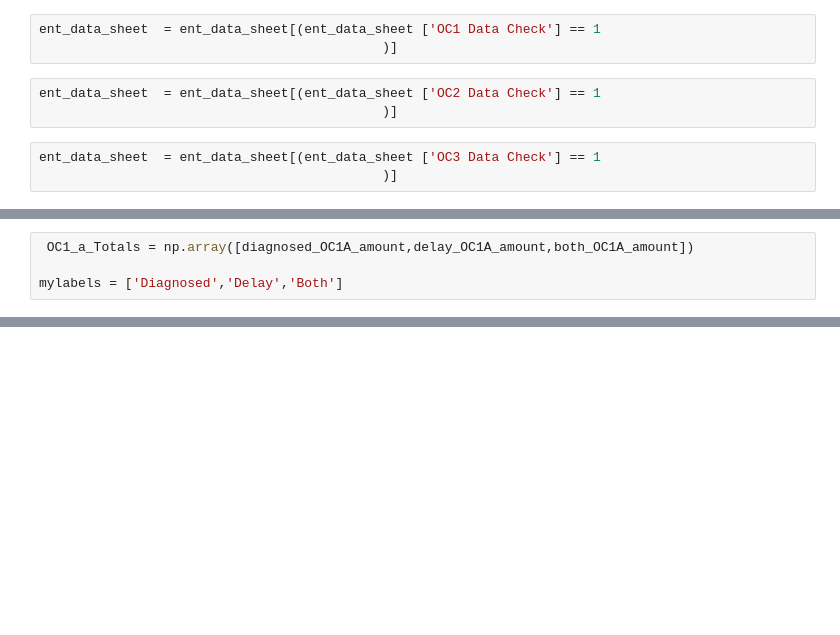
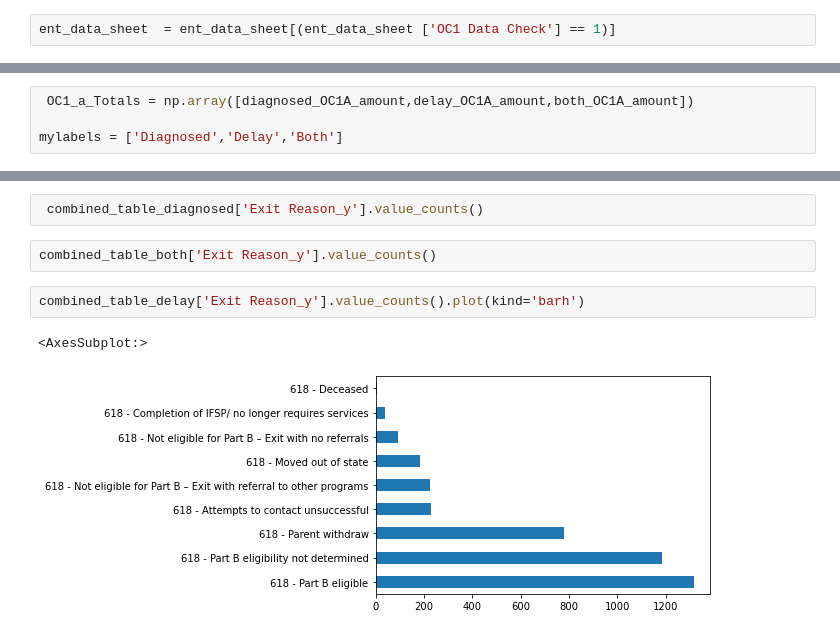
Before and after one commit to NSS-Data-Analytics-Cohort-7/didd-kha-keys-shorts, a Jupyter notebook: Notebook/DIDD_Da7.ipynb, the cells around one changed output, grey strips where cells are left out. Saved outputs shown, nothing was run; the diff lists cells and outputs as text; blank space fills up the shorter version.

Commit message:
graphs

```diff
--- a/Notebook/DIDD_Da7.ipynb
+++ b/Notebook/DIDD_Da7.ipynb
@@ -20,14 +20,7 @@ diag_delay_sheet.head()
 # %%
 ent_data_sheet = pd.read_excel('../Data/TEIS-NSS Project Data 10-2022.xlsx', sheet_name='ECO with Exit21-22')
 # %%
-ent_data_sheet  = ent_data_sheet[(ent_data_sheet ['OC1 Data Check'] == 1
-                                            )]
+ent_data_sheet  = ent_data_sheet[(ent_data_sheet ['OC1 Data Check'] == 1)]
-# %%
-ent_data_sheet  = ent_data_sheet[(ent_data_sheet ['OC2 Data Check'] == 1
-                                            )]
-# %%
-ent_data_sheet  = ent_data_sheet[(ent_data_sheet ['OC3 Data Check'] == 1
-                                            )]
 # %%
 ent_data_sheet.rename(columns = {'CHILD_ID':'Child ID'}, inplace = True)
 ent_data_sheet
@@ -203,0 +238,9 @@ df.plot(x='Outcomes', kind='bar', stacked=True,
+# %%
+ combined_table_diagnosed['Exit Reason_y'].value_counts()
+# %%
+combined_table_both['Exit Reason_y'].value_counts()
+# %%
+combined_table_delay['Exit Reason_y'].value_counts().plot(kind='barh')
+# %% [output]
+<AxesSubplot:>
+[figure, added]
```
Also changed, not shown: parts of 17 cells of this notebook, 1 other file.
